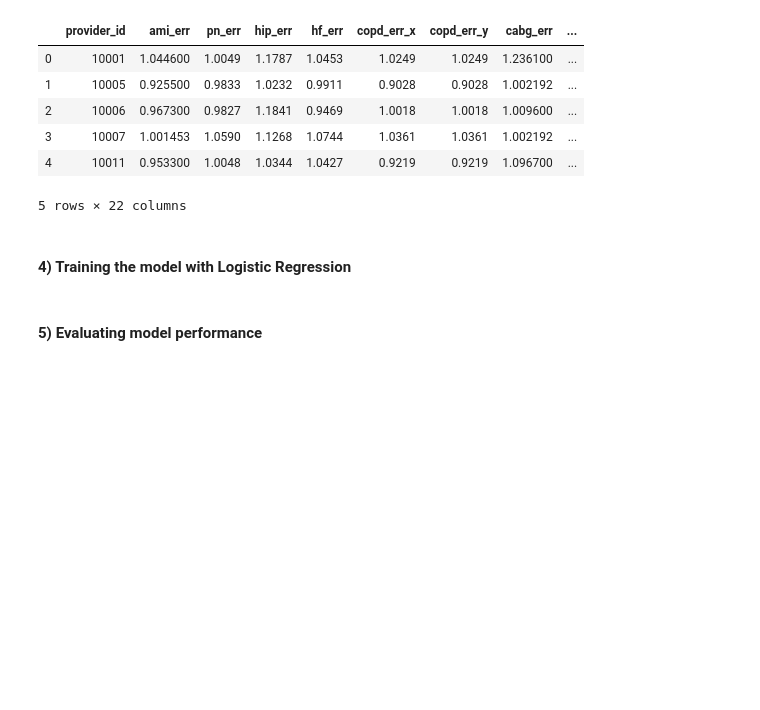
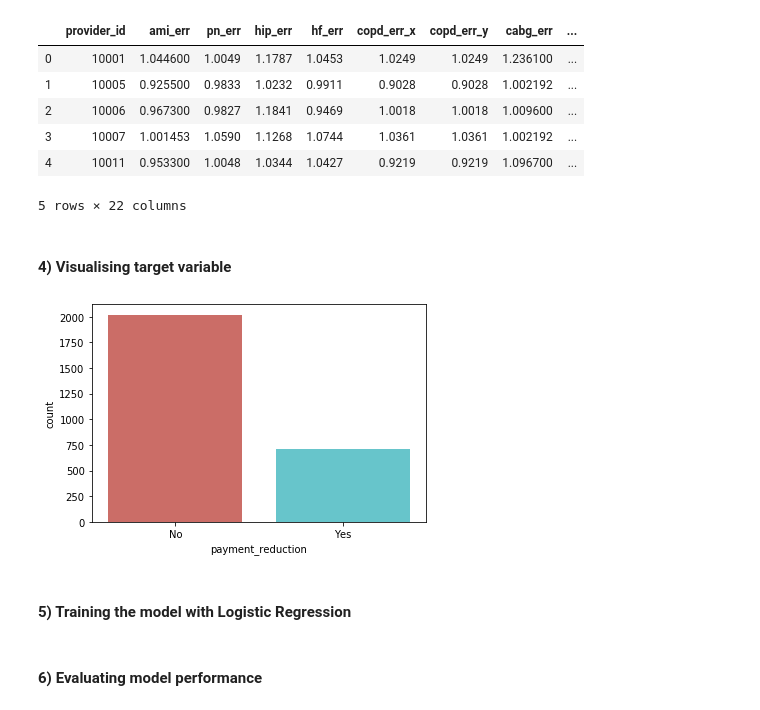
Before and after one commit to sobil-dalal/DAP_Project, a Jupyter notebook: MergeDB_&_Logistic_Regression.ipynb, the cells around one changed output. Saved outputs shown, nothing was run; the diff lists cells and outputs as text; code cells hidden in the pictures; blank space fills up the shorter version.

```diff
--- a/MergeDB_&_Logistic_Regression.ipynb
+++ b/MergeDB_&_Logistic_Regression.ipynb
@@ -265,8 +268,16 @@ medicare_df.head()
 | 3 | 10007 | 1.001453 | 1.0590 | 1.1268 | 1.0744 | 1.0361 | 1.0361 | 1.002192 | ... |
 | 4 | 10011 | 0.953300 | 1.0048 | 1.0344 | 1.0427 | 0.9219 | 0.9219 | 1.096700 | ... |
 5 rows × 22 columns
+# %% [markdown]
+#### 4) Visualising target variable
+# %%
+sns.countplot(x="payment_reduction",data = medicare_df,palette="hls")
+plt.show()
+#it seems to be skewed
+# %% [output]
+[figure, added]
 # %% [markdown]
-#### 4) Training the model with Logistic Regression
+#### 5) Training the model with Logistic Regression
 # %%
 #splitting medicare_df into train and test samples
 X_train, X_test, y_train, y_test = train_test_split(medicare_df.drop('payment_reduction',axis=1),medicare_df['payment_reduction'], test_size=0.30,random_state=101)
@@ -277,5 +288,5 @@ logmodel.fit(X_train,y_train)
 #predicting test values
 predictions = logmodel.predict(X_test)
 # %% [markdown]
-#### 5) Evaluating model performance
+#### 6) Evaluating model performance
 # %%
```
Also changed, not shown: parts of 13 cells of this notebook.
